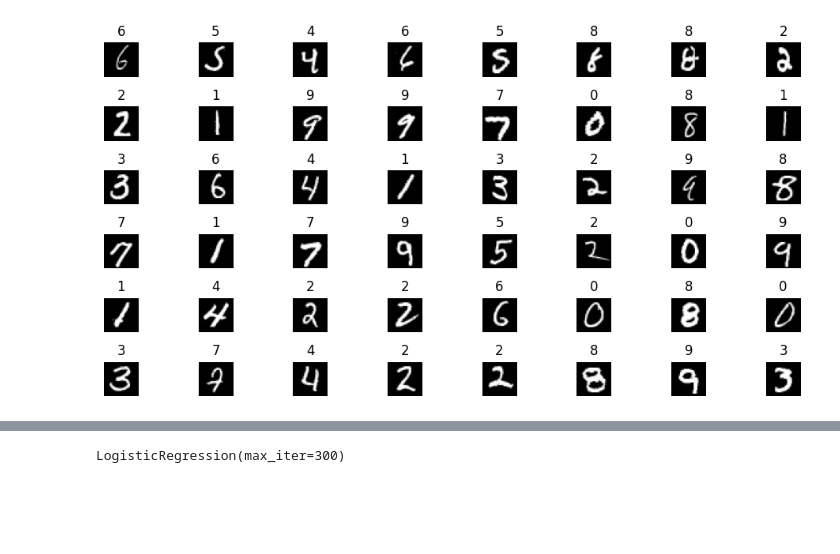
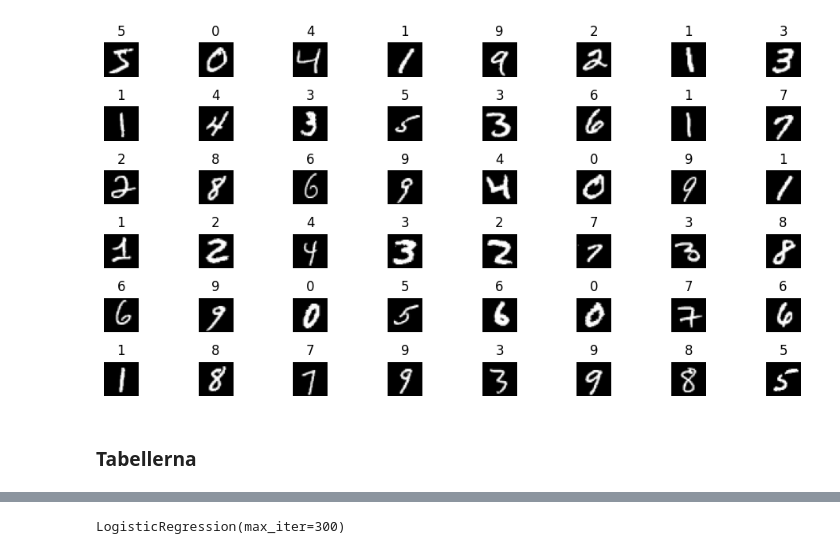
Before and after one commit to gosolna-commits/YH-Kunskapskontroll-AI, a Jupyter notebook: Göran_kunskapskontroll_AI.ipynb, the cells around one changed output, grey strips where cells are left out. Saved outputs shown, nothing was run; the diff lists cells and outputs as text; code cells hidden in the pictures; blank space fills up the shorter version.

```diff
--- a/Göran_kunskapskontroll_AI.ipynb
+++ b/Göran_kunskapskontroll_AI.ipynb
@@ -250,0 +423,15 @@ int64
+# %%
+import matplotlib.pyplot as plt
+
+for i in range(1, 48):
+
+    plt.subplot(6, 8, i)
+
+    plt.imshow(X_train_mnist[i].reshape(28,28), cmap='gray')
+
+    plt.title(y_train_mnist[i])
+
+    plt.axis('off')
+
+plt.tight_layout()
+plt.show()
@@ -250,0 +493,6 @@ int64
+# %%
+pred_labels = model.predict(X_test_mnist)
+
+wrong = np.where(pred_labels != y_test_mnist)[0]
+
+print("Number of wrong predictions:", len(wrong))
@@ -250,0 +501,16 @@ int64
+# %%
+#pred_labels = np.argmax(pred, axis=1)
+
+errors = np.where(pred_labels != y_test_mnist)[0]
+
+# count errors per digit
+counts = {i: 0 for i in range(10)}
+
+for i in errors:
+    counts[y_test_mnist[i]] += 1
+
+print("Errors per digit:", counts)
+
+# worst digit
+worst_digit = max(counts, key=counts.get)
+print("Worst digit:", worst_digit)
@@ -293,21 +685,23 @@ X_test = X_test / 255.0
 # %%
 #plt.figure(figsize=(10,8))
 plt.figure(figsize=(10,5))
 
 for i in range(48):
 
     plt.subplot(6, 8, i+1)
 
     plt.imshow(
-        X_train[i].reshape(28,28),
+        X_train_mnist[i].reshape(28,28),
         cmap='gray'
     )
 
-    plt.title(y_train[i])
+    plt.title(y_train_mnist[i])
 
     plt.axis('off')
 
 plt.tight_layout()
 plt.show()
 # %% [output]
-[figure, old version]
+[figure, new version]
+# %% [markdown]
+### Tabellerna
```
Also changed, not shown: parts of 92 cells of this notebook.
